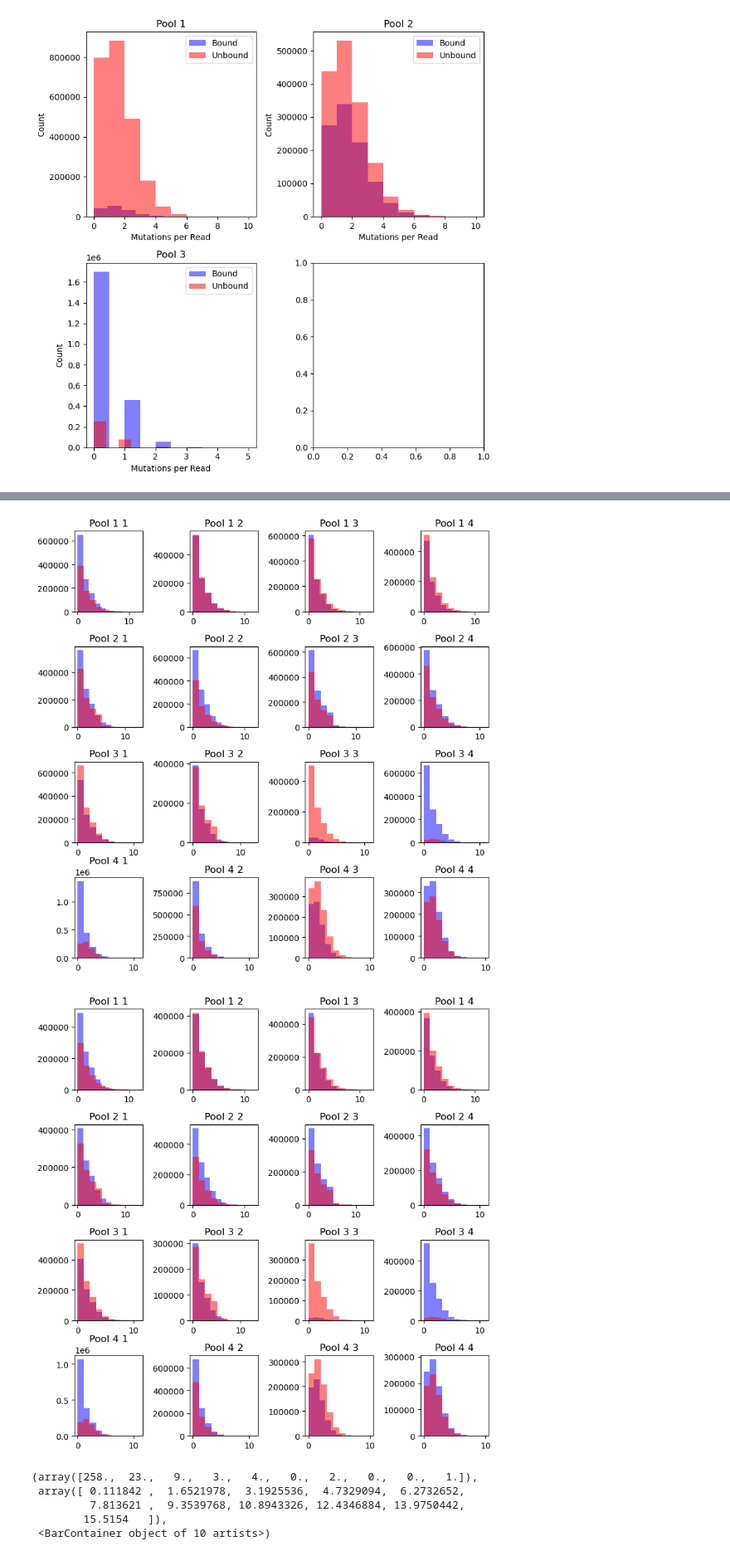
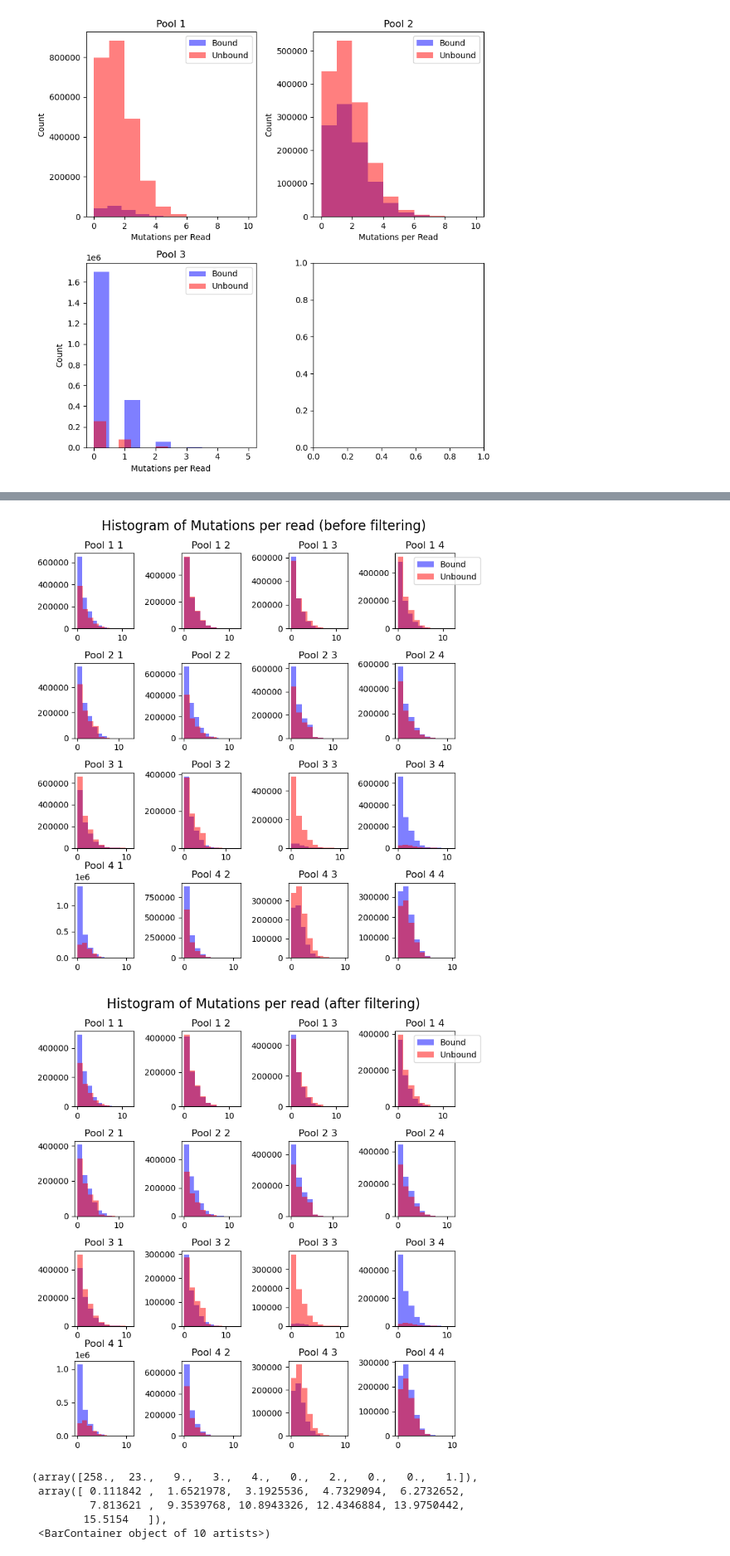
Before and after one commit to JoshuaGensel/MIME_ML, a Jupyter notebook: src/exploratory_analysis.ipynb, the cells around one changed output, grey strips where cells are left out. Shown at 83% size. Drawn from its saved outputs; the diff is of its cells as text; code cells hidden in the pictures.

```diff
--- a/src/exploratory_analysis.ipynb
+++ b/src/exploratory_analysis.ipynb
@@ -278,6 +338,8 @@ ax[0, 2].set_title('Pool 1 3')
 ax[0, 3].hist(mpr_1_4_bound, bins=10, color='blue', alpha=0.5, label='Bound')
 ax[0, 3].hist(mpr_1_4_unbound, bins=10, color='red', alpha=0.5, label='Unbound')
 ax[0, 3].set_title('Pool 1 4')
+# add legend
+ax[0, 3].legend(loc='upper right', bbox_to_anchor=(1.5, 1))
 ax[1, 0].hist(mpr_2_1_bound, bins=10, color='blue', alpha=0.5, label='Bound')
 ax[1, 0].hist(mpr_2_1_unbound, bins=10, color='red', alpha=0.5, label='Unbound')
 ax[1, 0].set_title('Pool 2 1')
@@ -315,9 +377,12 @@ ax[3, 3].hist(mpr_4_4_bound, bins=10, color='blue', alpha=0.5, label='Bound')
 ax[3, 3].hist(mpr_4_4_unbound, bins=10, color='red', alpha=0.5, label='Unbound')
 ax[3, 3].set_title('Pool 4 4')
 
+# set title of figure
+fig.suptitle('Histogram of Mutations per read (before filtering)', fontsize=16)
+
 plt.tight_layout()
 # %% [output]
-[figure, old version]
+[figure, new version]
 # %%
 # plot histograms of mutations per read bound vs unbound
 fig, ax = plt.subplots(4, 4, figsize=(8,8))
@@ -333,6 +398,8 @@ ax[0, 2].set_title('Pool 1 3')
 ax[0, 3].hist(mprf_1_4_bound, bins=10, color='blue', alpha=0.5, label='Bound')
 ax[0, 3].hist(mprf_1_4_unbound, bins=10, color='red', alpha=0.5, label='Unbound')
 ax[0, 3].set_title('Pool 1 4')
+# add legend
+ax[0, 3].legend(loc='upper right', bbox_to_anchor=(1.5, 1))
 ax[1, 0].hist(mprf_2_1_bound, bins=10, color='blue', alpha=0.5, label='Bound')
 ax[1, 0].hist(mprf_2_1_unbound, bins=10, color='red', alpha=0.5, label='Unbound')
 ax[1, 0].set_title('Pool 2 1')
@@ -345,34 +412,37 @@ ax[1, 2].set_title('Pool 2 3')
 ax[1, 3].hist(mprf_2_4_bound, bins=10, color='blue', alpha=0.5, label='Bound')
 ax[1, 3].hist(mprf_2_4_unbound, bins=10, color='red', alpha=0.5, label='Unbound')
 ax[1, 3].set_title('Pool 2 4')
 ax[2, 0].hist(mprf_3_1_bound, bins=10, color='blue', alpha=0.5, label='Bound')
 ax[2, 0].hist(mprf_3_1_unbound, bins=10, color='red', alpha=0.5, label='Unbound')
 ax[2, 0].set_title('Pool 3 1')
 ax[2, 1].hist(mprf_3_2_bound, bins=10, color='blue', alpha=0.5, label='Bound')
 ax[2, 1].hist(mprf_3_2_unbound, bins=10, color='red', alpha=0.5, label='Unbound')
 ax[2, 1].set_title('Pool 3 2')
 ax[2, 2].hist(mprf_3_3_bound, bins=10, color='blue', alpha=0.5, label='Bound')
 ax[2, 2].hist(mprf_3_3_unbound, bins=10, color='red', alpha=0.5, label='Unbound')
 ax[2, 2].set_title('Pool 3 3')
 ax[2, 3].hist(mprf_3_4_bound, bins=10, color='blue', alpha=0.5, label='Bound')
 ax[2, 3].hist(mprf_3_4_unbound, bins=10, color='red', alpha=0.5, label='Unbound')
 ax[2, 3].set_title('Pool 3 4')
 ax[3, 0].hist(mprf_4_1_bound, bins=10, color='blue', alpha=0.5, label='Bound')
 ax[3, 0].hist(mprf_4_1_unbound, bins=10, color='red', alpha=0.5, label='Unbound')
 ax[3, 0].set_title('Pool 4 1')
 ax[3, 1].hist(mprf_4_2_bound, bins=10, color='blue', alpha=0.5, label='Bound')
 ax[3, 1].hist(mprf_4_2_unbound, bins=10, color='red', alpha=0.5, label='Unbound')
 ax[3, 1].set_title('Pool 4 2')
 ax[3, 2].hist(mprf_4_3_bound, bins=10, color='blue', alpha=0.5, label='Bound')
 ax[3, 2].hist(mprf_4_3_unbound, bins=10, color='red', alpha=0.5, label='Unbound')
 ax[3, 2].set_title('Pool 4 3')
 ax[3, 3].hist(mprf_4_4_bound, bins=10, color='blue', alpha=0.5, label='Bound')
 ax[3, 3].hist(mprf_4_4_unbound, bins=10, color='red', alpha=0.5, label='Unbound')
 ax[3, 3].set_title('Pool 4 4')
 
+# set title of figure
+fig.suptitle('Histogram of Mutations per read (after filtering)', fontsize=16)
+
 plt.tight_layout()
 # %% [output]
-[figure, old version]
+[figure, new version]
 # %%
 #set path to simulation data
 simulation_path = "../data/simulation_data/experimental_conditions_2"
```
Also changed, not shown: parts of 2 cells of this notebook.
